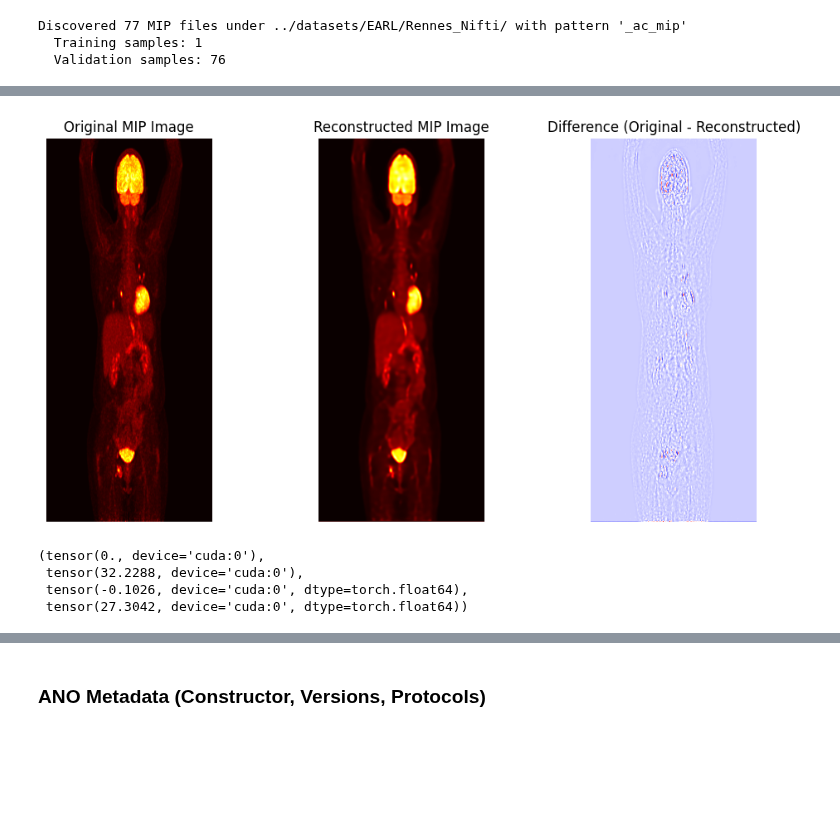
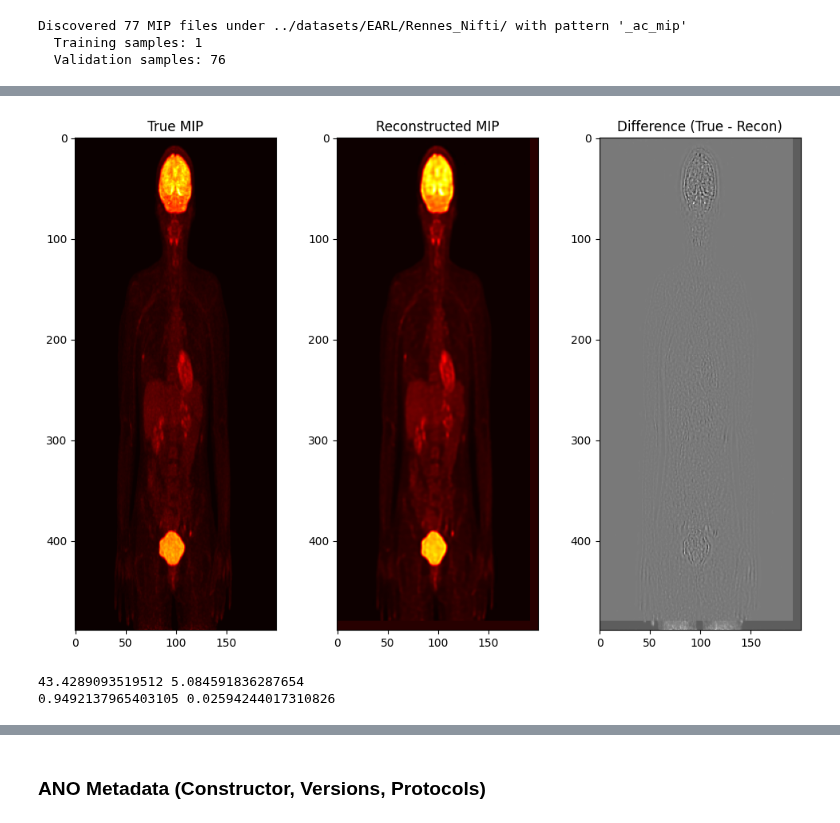
Before and after one commit to Arksyd96/federated-pet-harmonization, a Jupyter notebook: draft.ipynb, the cells around one changed output, grey strips where cells are left out. Saved outputs shown, nothing was run; the diff lists cells and outputs as text; code cells hidden in the pictures; blank space fills up the shorter version.

```diff
--- a/draft.ipynb
+++ b/draft.ipynb
@@ -188,7 +188,7 @@ import torch
 config = OmegaConf.load('configs/reconstruct_model.yaml')
 config = OmegaConf.to_container(config, resolve=True)
 
-model = VariationalAutoencoder.load_from_checkpoint('./runs/patch-reconstruction-model/2025_11_19_184745/last.ckpt')
+model = VariationalAutoencoder.load_from_checkpoint('./runs/patch-reconstruction-model-64x64/2025_11_21_152448/last.ckpt')
 model = model.eval()
 model = model.to('cuda' if torch.cuda.is_available() else 'cpu')
 # %% [output]
@@ -290,24 +317,18 @@ torch.Size([1, 1, 463, 200]) torch.Size([1, 1, 463, 200])
 # %%
-plt.figure(figsize=(12, 6))
+# display with matplotlib difference between true and reconstructed MIP at index 0
+
+import matplotlib.pyplot as plt
+idx = 2
+plt.figure(figsize=(12, 8))
 plt.subplot(1, 3, 1)
-plt.title('Original MIP Image')
-plt.imshow(true.squeeze().cpu().numpy(), cmap='hot')
-plt.axis('off')
+plt.title('True MIP')
+plt.imshow(samples[idx]['true_mip'], cmap='hot')
 plt.subplot(1, 3, 2)
-plt.title('Reconstructed MIP Image')
-plt.imshow(recon.squeeze().cpu().numpy(), cmap='hot')
-plt.axis('off')
+plt.title('Reconstructed MIP')
+plt.imshow(samples[idx]['recon_mip'], cmap='hot')
 plt.subplot(1, 3, 3)
-plt.title('Difference (Original - Reconstructed)')
-plt.imshow((true - recon).squeeze().cpu().numpy(), cmap='bwr')
-plt.axis('off')
+plt.title('Difference (True - Recon)')
+plt.imshow(samples[idx]['true_mip'] - samples[idx]['recon_mip'], cmap='gray')
 plt.show()
 # %% [output]
-[figure, old version]
+[figure, new version]
-# %%
-true.min(), true.max(), recon.min(), recon.max()
-# %% [output]
-(tensor(0., device='cuda:0'),
- tensor(32.2288, device='cuda:0'),
- tensor(-0.1026, device='cuda:0', dtype=torch.float64),
- tensor(27.3042, device='cuda:0', dtype=torch.float64))
@@ -313,0 +355,6 @@ true.min(), true.max(), recon.min(), recon.max()
+# %%
+print(np.mean([p['psnr'] for p in samples]), np.std([p['psnr'] for p in samples]))
+print(np.mean([p['ssim'] for p in samples]), np.std([p['ssim'] for p in samples]))
+# %% [output]
+43.4289093519512 5.084591836287654
+0.9492137965403105 0.02594244017310826
```
Also changed, not shown: parts of 4 cells of this notebook, 2 other files.
